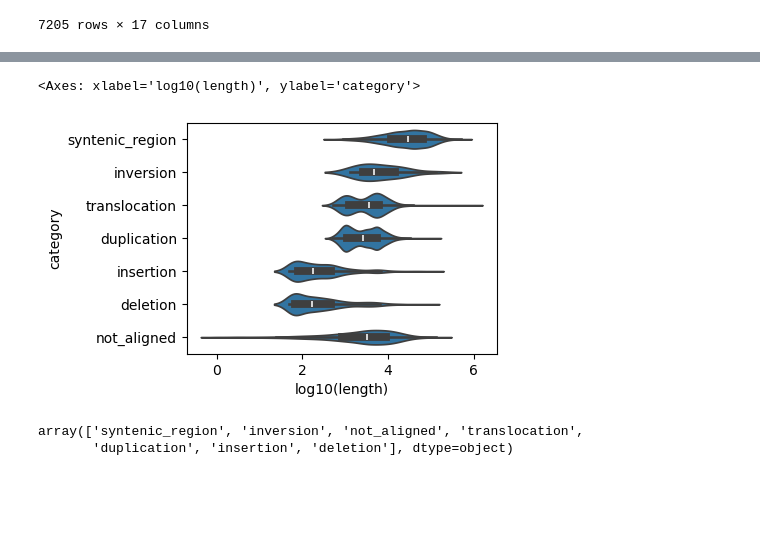
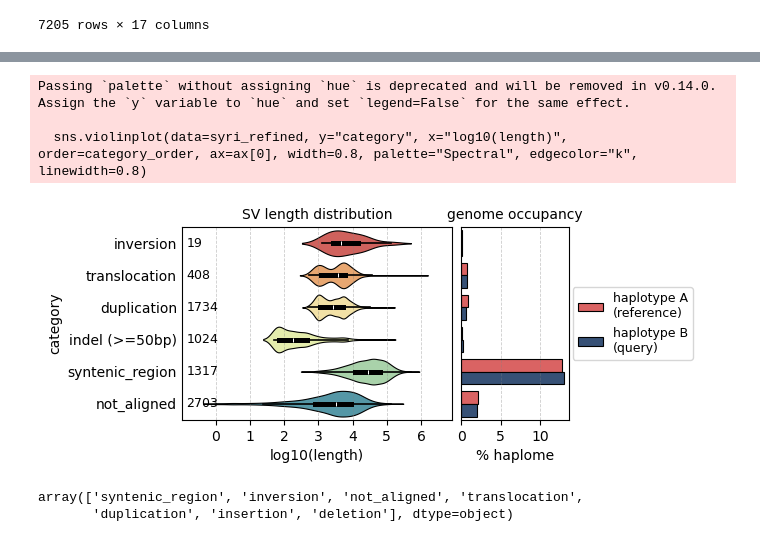
Before and after one commit to ritatam/Pst104EGenomeAnalysis, a Jupyter notebook: SV/SV_analysis.ipynb, the cells around one changed output, grey strips where cells are left out. Saved outputs shown, nothing was run; the diff lists cells and outputs as text; code cells hidden in the pictures; blank space fills up the shorter version.

```diff
--- a/SV/SV_analysis.ipynb
+++ b/SV/SV_analysis.ipynb
@@ -52,0 +8,3 @@ Text(0.5, 0, '')
+# %%
+category_order = ["inversion", "translocation", "duplication", "indel (>=50bp)", "syntenic_region", "not_aligned"]
+category_order_v2 = ["Inversions", "Translocations", "Duplications", "Indels (>=50bp)", "Syntenic regions", "Not aligned"]
@@ -136,9 +148,14 @@ def average_sv_length_between_ref_query(row):
         return (ref_len+query_len)/2
 # %%
 syri_split_dict = split_sv_types(syri)
+syri_split_dict["indel"] = pd.concat([syri_split_dict["insertion"], syri_split_dict["deletion"]])
+syri_split_dict["indel"]["category"] = "indel (>=50bp)"
+for key in ["insertion", "deletion"]:
+    syri_split_dict.pop(key, None)
 syri_refined = pd.concat(list(syri_split_dict.values()), axis=0)
 syri_refined["log10(length)"] = np.log10(syri_refined.apply(average_sv_length_between_ref_query, axis=1))
 syri_refined["length"] = syri_refined.apply(average_sv_length_between_ref_query, axis=1)
+syri_refined["category"] = pd.Categorical(syri_refined["category"], categories=category_order, ordered=True)
 syri_refined
 # %% [output]
 |  | ref_chr | ref_start | ref_end | ref_seq | query_seq | query_chr | query_start | query_end | unique_id | ... |
@@ -157,12 +185,38 @@ syri_refined
 # %%
-plt.figure(figsize=(4,3))
-category_order = ['syntenic_region', 'inversion', 'translocation', 'duplication', 'insertion', 'deletion', 'not_aligned']
-syri_refined['category'] = pd.Categorical(syri_refined['category'], categories=category_order, ordered=True)
-sns.violinplot(data=syri_refined, y="category", x="log10(length)",
-               order=category_order)
+fig,ax = plt.subplots(1,2,figsize=(5,2.5), gridspec_kw={'width_ratios': [2, 0.8]})
+plt.subplots_adjust(wspace=0.05)
+
+ax[0].grid(True, which='both', axis='x', linestyle='--', linewidth=0.6, color='gray', zorder=0, alpha=0.4)
+ax[1].grid(True, which='both', axis='x', linestyle='--', linewidth=0.6, color='gray', zorder=0, alpha=0.4)
+
+sns.violinplot(data=syri_refined, y="category", x="log10(length)", order=category_order, ax=ax[0], width=0.8, palette="Spectral", edgecolor="k", linewidth=0.8)
+sns.barplot(data=syri_summary, y="variation_type", x="%length", hue="length_type", palette=["#ee4f4f", "#2d4f80"], ax=ax[1], orient="h", edgecolor="k", lw=0.8)
+category_counts = syri_refined["category"].value_counts()
+
+ax[0].set_ylabel("category")
+ax[0].set_title("SV length distribution", fontsize=10)
+ax[0].xaxis.set_major_locator(plt.MultipleLocator(1))
+ax[0].get_yaxis().set_tick_params(length=0)
+ax[0].set_xlim(-0.99,6.9)
+ax[1].set_yticklabels("")
+ax[1].set_ylabel("")
+ax[1].set_xlabel("% haplome")
+ax[1].get_yaxis().set_tick_params(length=0)
+ax[1].set_title("genome occupancy", fontsize=10)
+handles, labels = ax[1].get_legend_handles_labels()
+ax[1].legend(handles, ["haplotype A\n(reference)", "haplotype B\n(query)"], loc="center right", bbox_to_anchor=(2.2,0.5), fontsize=9)
+ax[1].xaxis.set_major_locator(plt.MultipleLocator(5))
+
+for i,category in enumerate(category_order):
+    count = category_counts.get(category, 0)
+    ax[0].text(-0.85,i,str(count), ha='left', va='center',  fontsize=9,color="k")
+
+plt.show()
 # %% [output]
-<Axes: xlabel='log10(length)', ylabel='category'>
+Passing `palette` without assigning `hue` is deprecated and will be removed in v0.14.0. Assign the `y` variable to `hue` and set `legend=False` for the same effect.
+
+  sns.violinplot(data=syri_refined, y="category", x="log10(length)", order=category_order, ax=ax[0], width=0.8, palette="Spectral", edgecolor="k", linewidth=0.8)
-[figure, old version]
+[figure, new version]
 # %%
 #sns.violinplot(data=syri_refined[~syri_refined["category"].isin(["insertion", "deletion"])], x="category", y="log10(length)")
 plt.figure(figsize=(4,3))
```
Also changed, not shown: parts of 4 cells of this notebook.
